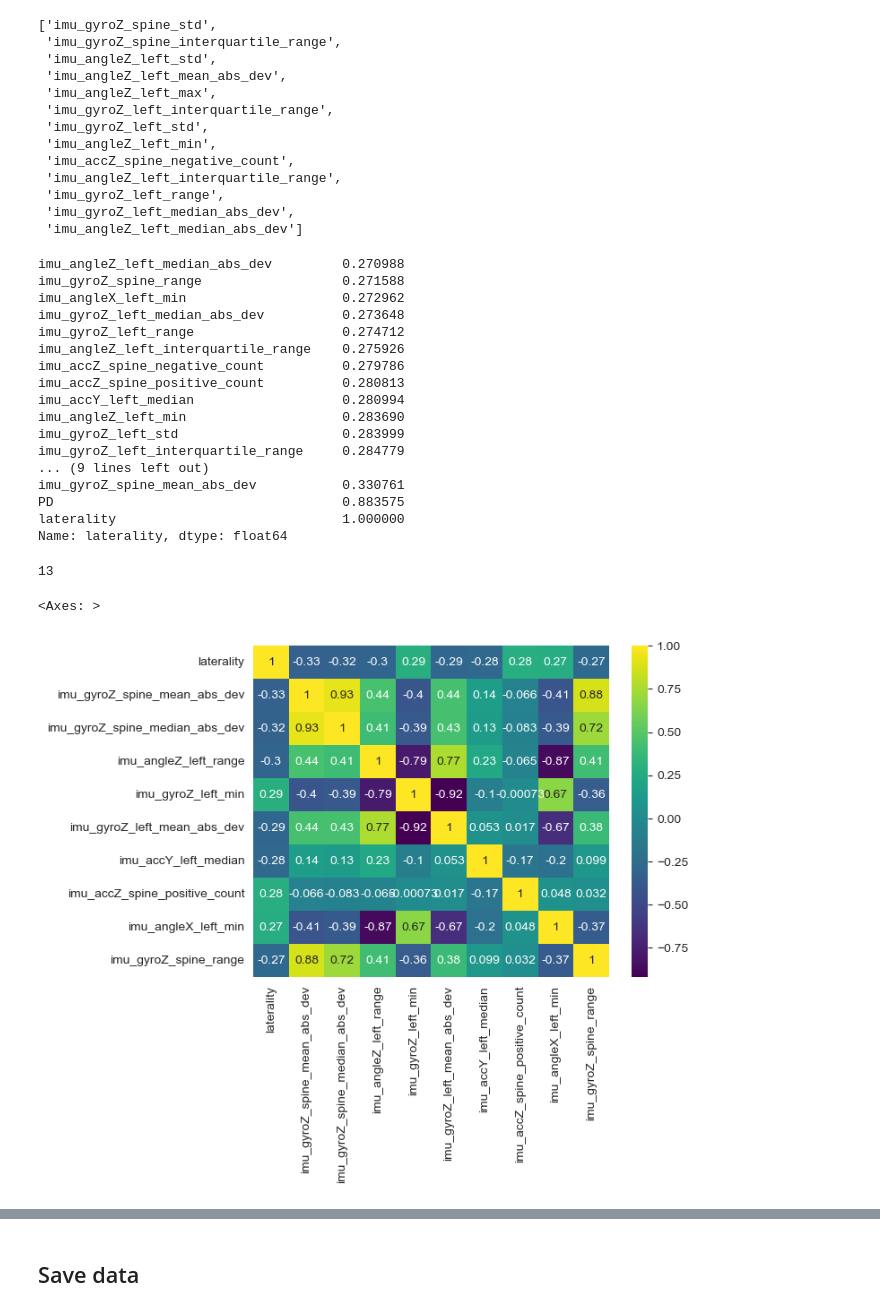
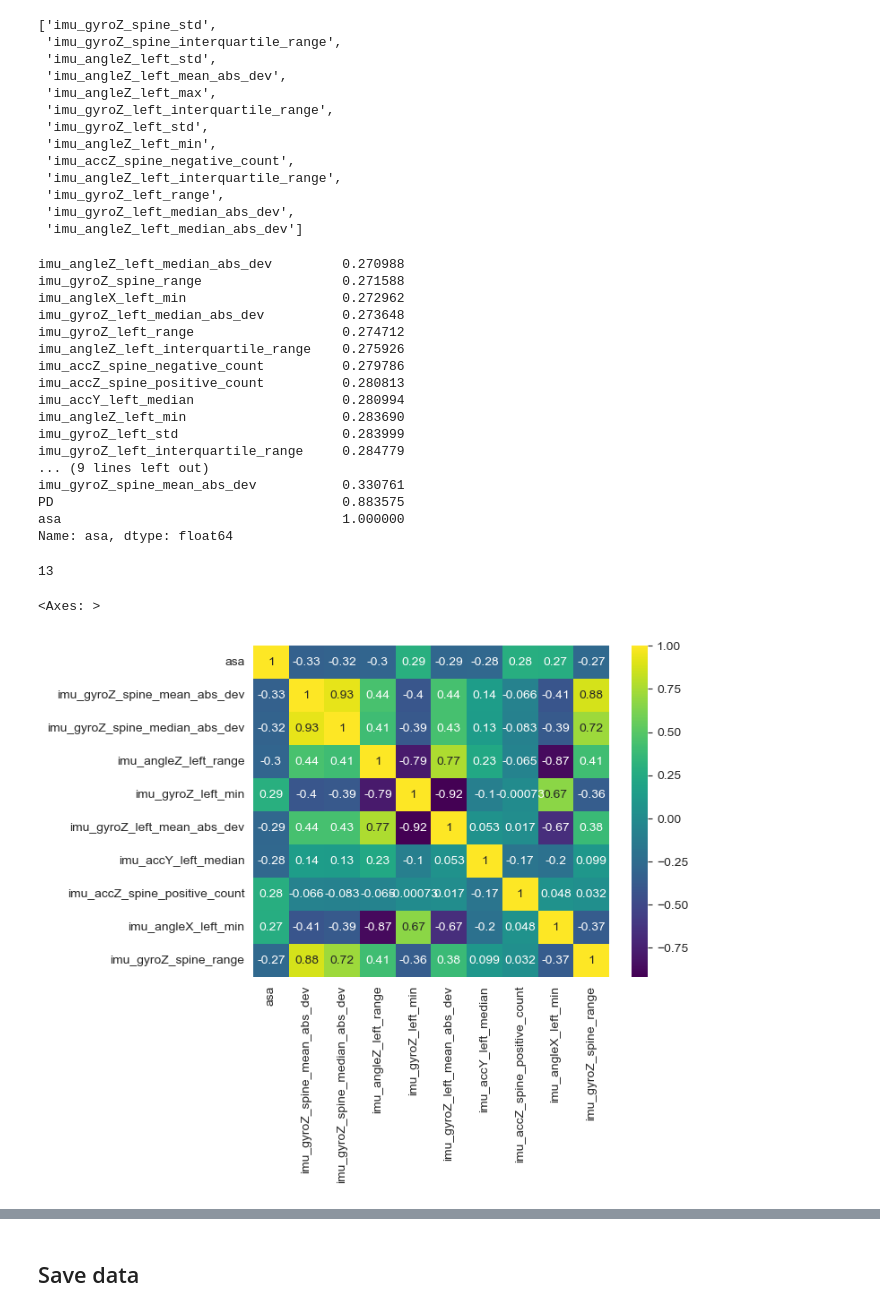
Before and after one commit to jose-2001/AIForIMUParkinsonData, a Jupyter notebook: notebooks/data_preparation/features-preprocessing/s4-features-asa-preprocessing.ipynb, the cells around one changed output, grey strips where cells are left out. Cells and saved outputs as stored; diff of their text form; code cells hidden in the pictures.

```diff
--- a/notebooks/data_preparation/features-preprocessing/s4-features-asa-preprocessing.ipynb
+++ b/notebooks/data_preparation/features-preprocessing/s4-features-asa-preprocessing.ipynb
@@ -174,7 +174,7 @@ len(best_correlations_columns)
 # %% [output]
 24
 # %%
-laterality_data = laterality_data[best_correlations_columns]
-sns.heatmap(laterality_data.corr(), annot = True, vmin=-1, vmax=1, center= 0, cmap= 'coolwarm')
+asa_data = asa_data[best_correlations_columns]
+sns.heatmap(asa_data.corr(), annot = True, vmin=-1, vmax=1, center= 0, cmap= 'coolwarm')
 # %% [output]
 <Axes: >
@@ -182,7 +182,7 @@ sns.heatmap(laterality_data.corr(), annot = True, vmin=-1, vmax=1, center= 0, cm
 # %% [markdown]
 ### Drop of highly correlated columns
 # %%
-correlation = laterality_data.corr().abs()
+correlation = asa_data.corr().abs()
 upper = correlation.where(np.triu(np.ones(correlation.shape), k=1).astype(bool))
 to_drop = [column for column in upper.columns if any(upper[column] > 0.95)]
 to_drop
@@ -201,7 +201,7 @@ to_drop
  'imu_gyroZ_left_median_abs_dev',
  'imu_angleZ_left_median_abs_dev']
 # %%
-correlation['laterality'].sort_values()
+correlation['asa'].sort_values()
 # %% [output]
 imu_angleZ_left_median_abs_dev         0.270988
 imu_gyroZ_spine_range                  0.271588
@@ -218,21 +218,21 @@ imu_gyroZ_left_interquartile_range     0.284779
 ... (9 lines left out)
 imu_gyroZ_spine_mean_abs_dev           0.330761
 PD                                     0.883575
-laterality                             1.000000
-Name: laterality, dtype: float64
+asa                                    1.000000
+Name: asa, dtype: float64
 # %%
 len(to_drop)
 # %% [output]
 13
 # %%
-laterality_data.drop(to_drop, axis=1, inplace=True)
+asa_data.drop(to_drop, axis=1, inplace=True)
 # %%
 #PD is not the target of this module so it will be deleted
-laterality_data.drop(columns=['PD'], inplace=True)
+asa_data.drop(columns=['PD'], inplace=True)
 # %%
-sns.heatmap(laterality_data.corr(), annot = True, cmap= 'viridis')
+sns.heatmap(asa_data.corr(), annot = True, cmap= 'viridis')
 # %% [output]
 <Axes: >
-[figure, old version]
+[figure, new version]
 # %% [markdown]
 ## Features Mirroring
```
Also changed, not shown: parts of 19 cells of this notebook.
